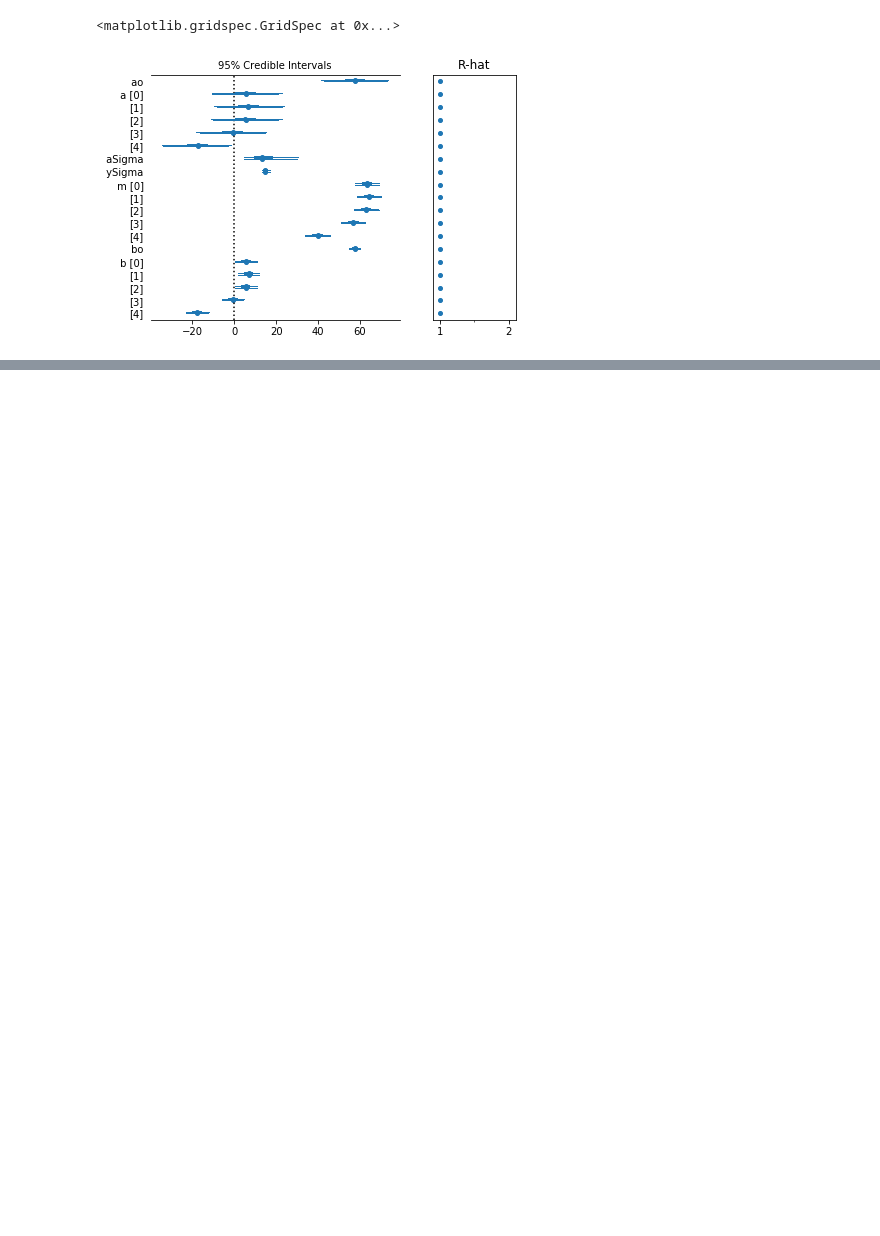
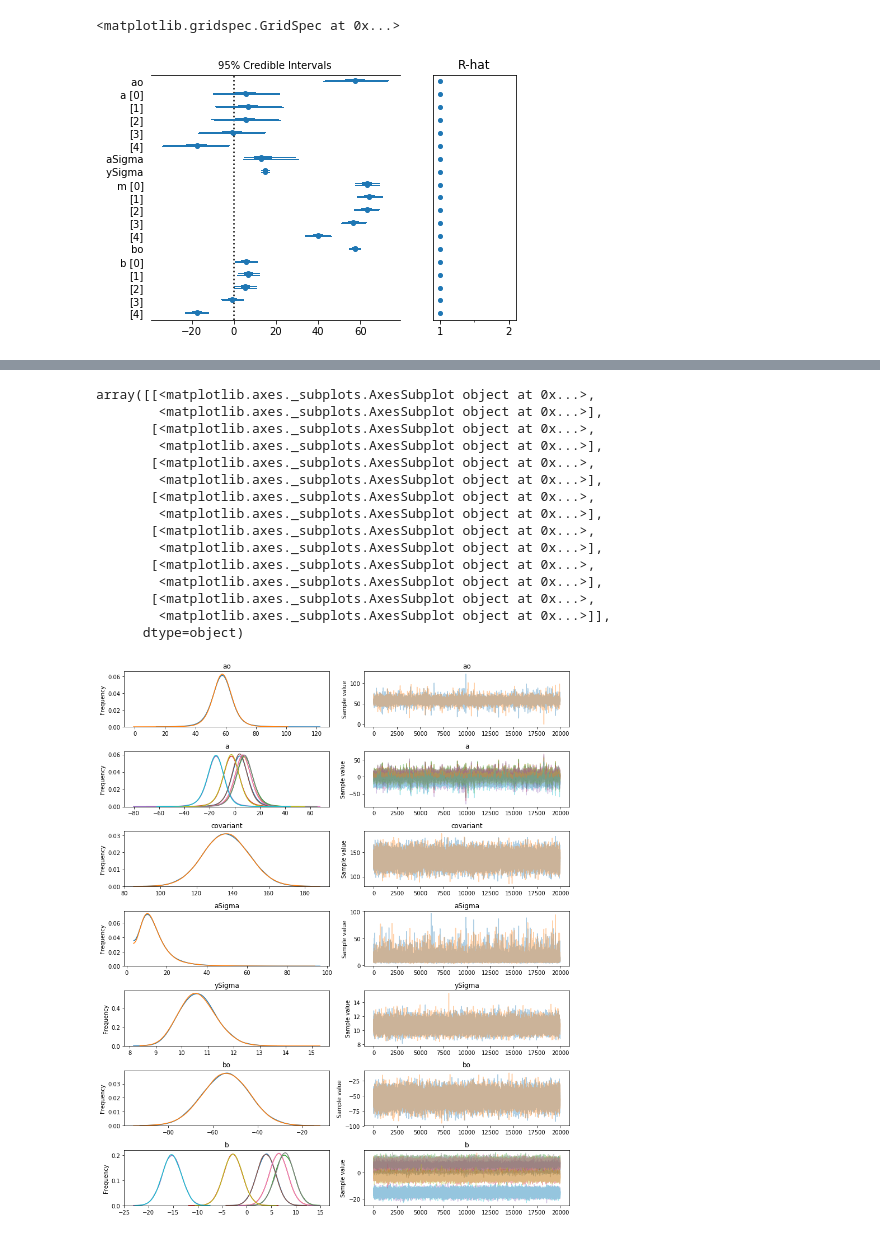
Before and after one commit to jvans1/Doing-Bayesian-Data-Analysis, a Jupyter notebook: Chapter 19 - Metric Predicted Variable with One Nominal Predictor.ipynb, the cells around one changed output, grey strips where cells are left out. Drawn from its saved outputs; the diff is of its cells as text; code cells hidden in the pictures; blank space fills up the shorter version.

```diff
--- a/Chapter 19 - Metric Predicted Variable with One Nominal Predictor.ipynb
+++ b/Chapter 19 - Metric Predicted Variable with One Nominal Predictor.ipynb
@@ -187,0 +197,19 @@ fig.tight_layout()
+# %%
+pm.traceplot(trace2)
+# %% [output]
+array([[<matplotlib.axes._subplots.AxesSubplot object at 0x...>,
+        <matplotlib.axes._subplots.AxesSubplot object at 0x...>],
+       [<matplotlib.axes._subplots.AxesSubplot object at 0x...>,
+        <matplotlib.axes._subplots.AxesSubplot object at 0x...>],
+       [<matplotlib.axes._subplots.AxesSubplot object at 0x...>,
+        <matplotlib.axes._subplots.AxesSubplot object at 0x...>],
+       [<matplotlib.axes._subplots.AxesSubplot object at 0x...>,
+        <matplotlib.axes._subplots.AxesSubplot object at 0x...>],
+       [<matplotlib.axes._subplots.AxesSubplot object at 0x...>,
+        <matplotlib.axes._subplots.AxesSubplot object at 0x...>],
+       [<matplotlib.axes._subplots.AxesSubplot object at 0x...>,
+        <matplotlib.axes._subplots.AxesSubplot object at 0x...>],
+       [<matplotlib.axes._subplots.AxesSubplot object at 0x...>,
+        <matplotlib.axes._subplots.AxesSubplot object at 0x...>]],
+      dtype=object)
+[figure, added]
```
Also changed, not shown: parts of 15 cells of this notebook, 27 other files.
